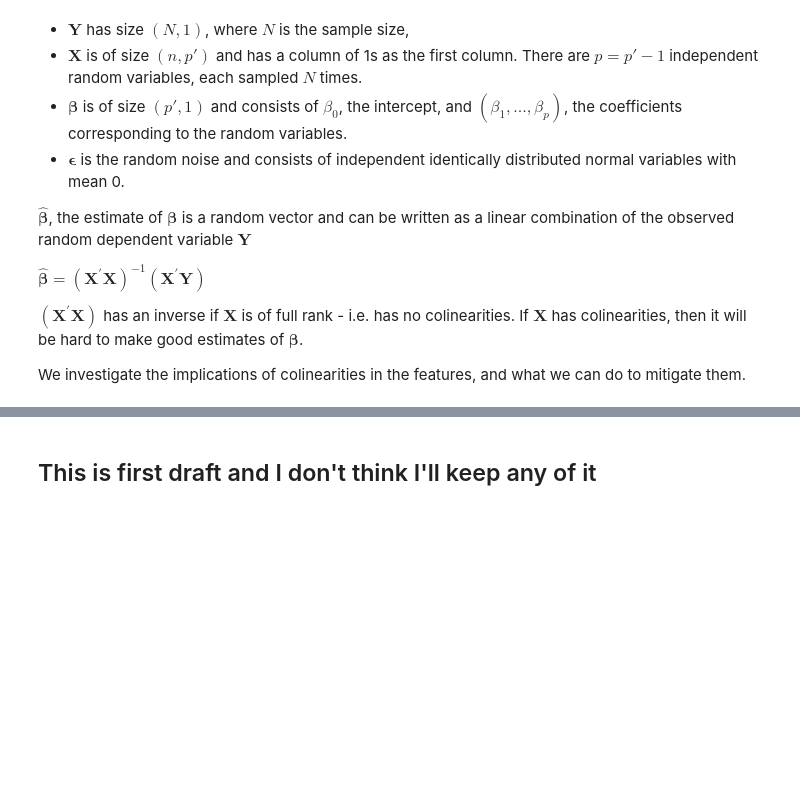
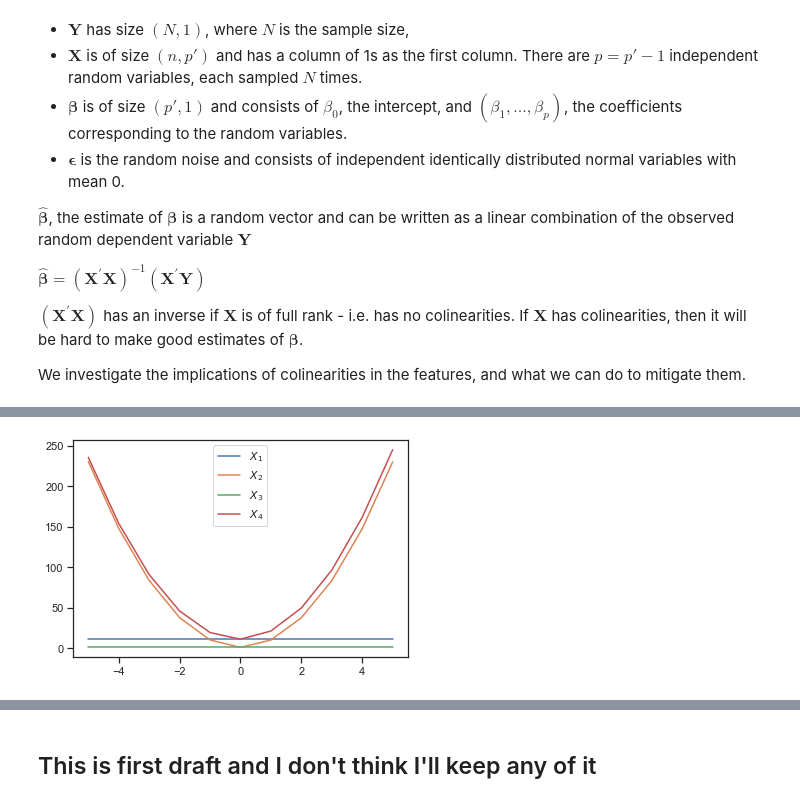
Before and after one commit to alexxcollins/AI_INM702_collab, a Jupyter notebook: task2/nb/collinearity.ipynb, the cells around one changed output, grey strips where cells are left out. Drawn from its saved outputs; the diff is of its cells as text; code cells hidden in the pictures; blank space fills up the shorter version.

```diff
--- a/task2/nb/collinearity.ipynb
+++ b/task2/nb/collinearity.ipynb
@@ -122,0 +138,24 @@ R^2 = 0.8075805845152002
+# %%
+def vary_X2_beta(beta2):
+    test = ColinearX(N=200, beta=(0, 1, -1, 1), noise_var=1, random_seed=42)
+    test.generate_X(co_type="pairwise correlation", mean=(0, 0, 0), cov=0)
+    test.add_linear_combination(i_list=[1, 2], beta=(0, 1, beta2), y_beta=0, noise_var=0.1)
+    test.generate_y()
+    test.train_test_split()
+    test.fit()
+    return test.variance_inflation_factor(test.X).reshape(1,4)
+
+def vary_beta():
+    factors = np.array([]).reshape(0,4)
+    for i in np.arange(-5, 5.05, 1.0):
+        a = vary_X2_beta(i)
+        factors = np.concatenate((factors, a), axis=0)
+    return np.arange(-5, 5.05, 1.0), factors
+x, y = vary_beta()
+
+plt.plot(x, y, label=["$X_1$","$X_2$","$X_3$","$X_4$"]);
+plt.legend(loc="upper center")
+plt.show()
+# test.plot_residuals()
+# %% [output]
+[figure, added]
```
Also changed, not shown: parts of 38 cells of this notebook, 18 other files.
